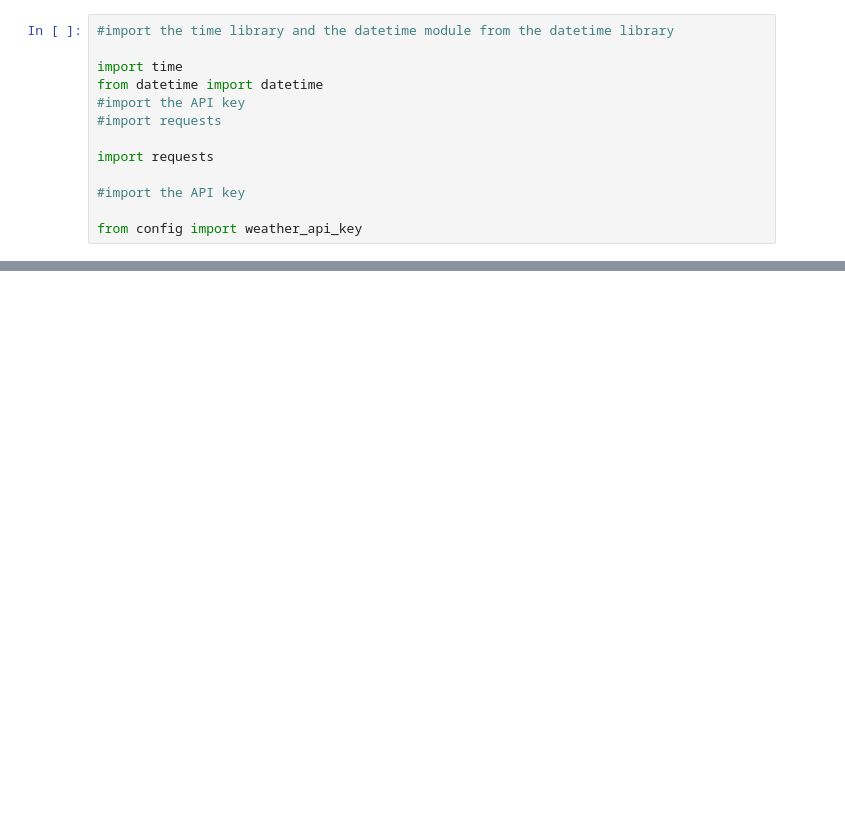
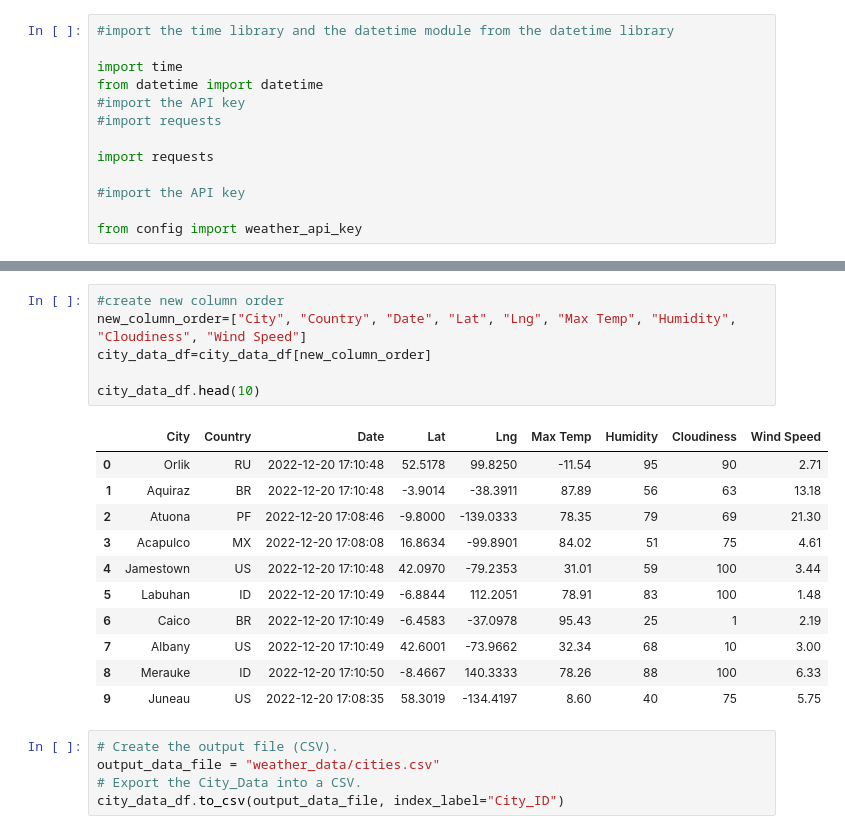
Before and after one commit to ericksonvo/World_Weather_Analysis, a Jupyter notebook: WeatherPy.ipynb, the cells around one changed output, grey strips where cells are left out. Saved outputs shown, nothing was run; the diff lists cells and outputs as text; blank space fills up the shorter version.

```diff
--- a/WeatherPy.ipynb
+++ b/WeatherPy.ipynb
@@ -173,0 +165,23 @@ city_data_df.to_csv(output_data_file, index_label="City_ID")
+# %%
+#create new column order
+new_column_order=["City", "Country", "Date", "Lat", "Lng", "Max Temp", "Humidity", "Cloudiness", "Wind Speed"]
+city_data_df=city_data_df[new_column_order]
+
+city_data_df.head(10)
+# %% [output]
+|  | City | Country | Date | Lat | Lng | Max Temp | Humidity | Cloudiness | Wind Speed |
+| 0 | Orlik | RU | 2022-12-20 17:10:48 | 52.5178 | 99.8250 | -11.54 | 95 | 90 | 2.71 |
+| 1 | Aquiraz | BR | 2022-12-20 17:10:48 | -3.9014 | -38.3911 | 87.89 | 56 | 63 | 13.18 |
+| 2 | Atuona | PF | 2022-12-20 17:08:46 | -9.8000 | -139.0333 | 78.35 | 79 | 69 | 21.30 |
+| 3 | Acapulco | MX | 2022-12-20 17:08:08 | 16.8634 | -99.8901 | 84.02 | 51 | 75 | 4.61 |
+| 4 | Jamestown | US | 2022-12-20 17:10:48 | 42.0970 | -79.2353 | 31.01 | 59 | 100 | 3.44 |
+| 5 | Labuhan | ID | 2022-12-20 17:10:49 | -6.8844 | 112.2051 | 78.91 | 83 | 100 | 1.48 |
+| 6 | Caico | BR | 2022-12-20 17:10:49 | -6.4583 | -37.0978 | 95.43 | 25 | 1 | 2.19 |
+| 7 | Albany | US | 2022-12-20 17:10:49 | 42.6001 | -73.9662 | 32.34 | 68 | 10 | 3.00 |
+| 8 | Merauke | ID | 2022-12-20 17:10:50 | -8.4667 | 140.3333 | 78.26 | 88 | 100 | 6.33 |
+| 9 | Juneau | US | 2022-12-20 17:08:35 | 58.3019 | -134.4197 | 8.60 | 40 | 75 | 5.75 |
+# %%
+# Create the output file (CSV).
+output_data_file = "weather_data/cities.csv"
+# Export the City_Data into a CSV.
+city_data_df.to_csv(output_data_file, index_label="City_ID")
```
Also changed, not shown: parts of 12 cells of this notebook.
